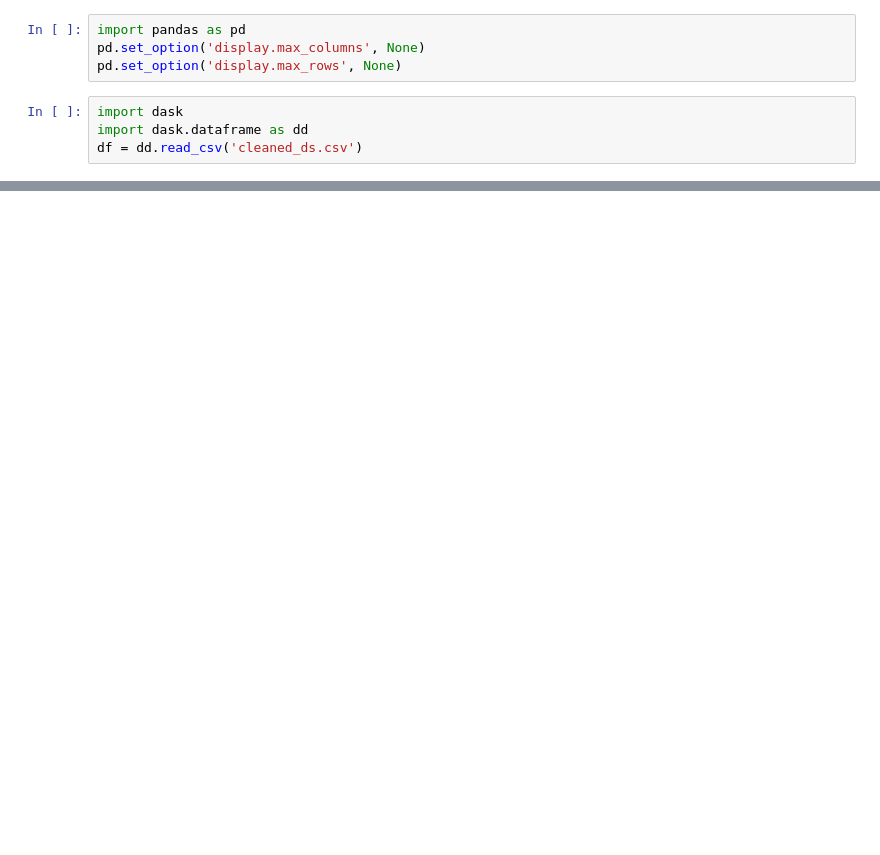
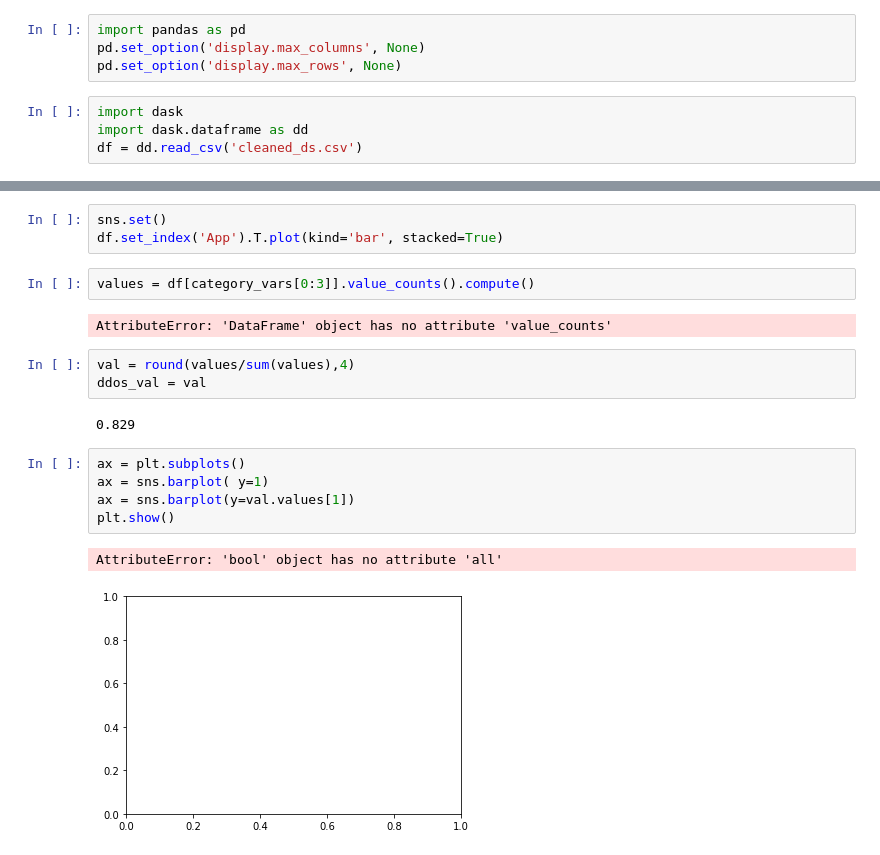
Before and after one commit to Irish-77/ddos-dompteure, a Jupyter notebook: data_exploration.ipynb, the cells around one changed output, grey strips where cells are left out. Saved outputs shown, nothing was run; the diff lists cells and outputs as text; blank space fills up the shorter version.

Commit message:
data expl + clean

```diff
--- a/data_exploration.ipynb
+++ b/data_exploration.ipynb
@@ -32,0 +68,20 @@ dtypes: object(5), float64(45), int64(27)
+# %%
+sns.set()
+df.set_index('App').T.plot(kind='bar', stacked=True)
+# %%
+values = df[category_vars[0:3]].value_counts().compute()
+# %% [output]
+AttributeError: 'DataFrame' object has no attribute 'value_counts'
+# %%
+val = round(values/sum(values),4)
+ddos_val = val
+# %% [output]
+0.829
+# %%
+ax = plt.subplots()
+ax = sns.barplot( y=1)
+ax = sns.barplot(y=val.values[1])
+plt.show()
+# %% [output]
+AttributeError: 'bool' object has no attribute 'all'
+[figure, added]
```
Also changed, not shown: parts of 17 cells of this notebook, 2 other files.
